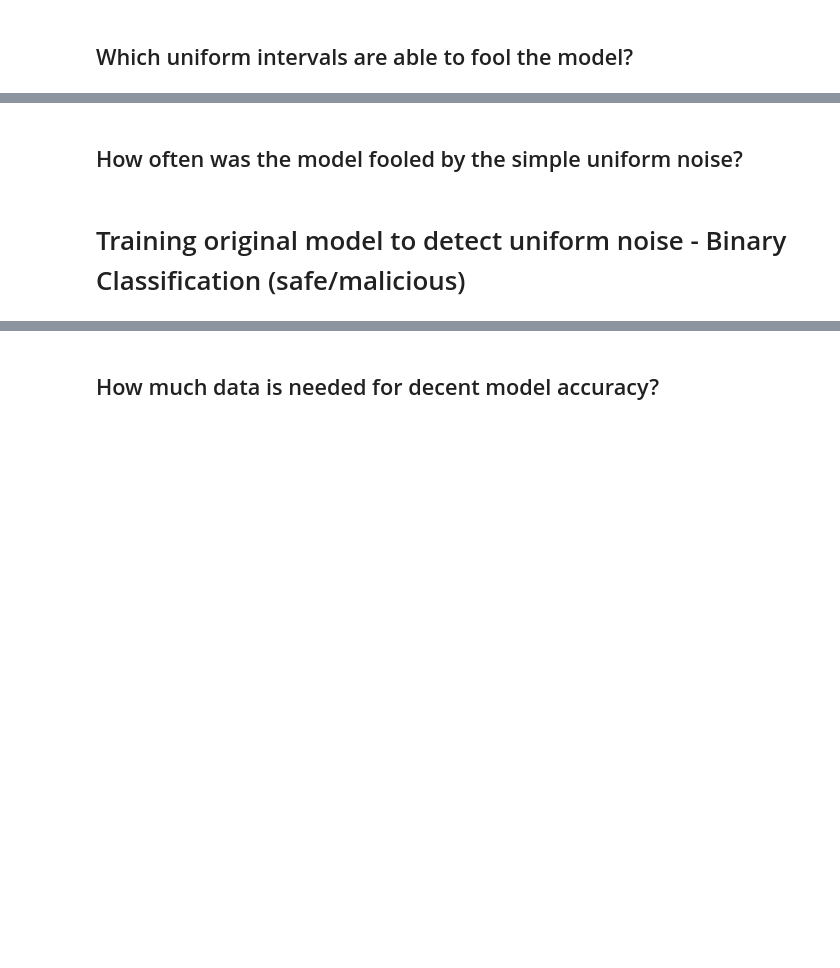
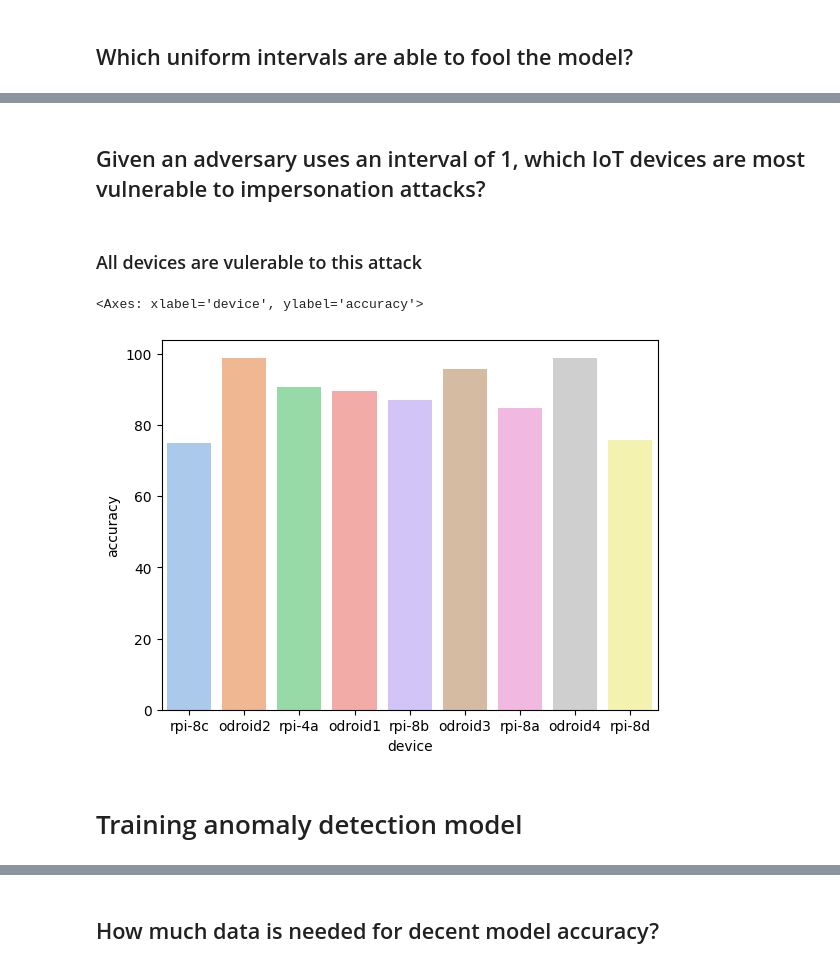
Before and after one commit to brite3001/IoT-GPU-ID, a Jupyter notebook: Experiment 2 - Spoofing Attack Detection/naive_attacker.ipynb, the cells around one changed output, grey strips where cells are left out. Saved outputs shown, nothing was run; the diff lists cells and outputs as text; code cells hidden in the pictures; blank space fills up the shorter version.

```diff
--- a/Experiment 2 - Spoofing Attack Detection/naive_attacker.ipynb
+++ b/Experiment 2 - Spoofing Attack Detection/naive_attacker.ipynb
@@ -112,2 +128,2 @@ Something between 0.1–2.5 seems to be best, higher divergence tanks accuracy
 # %% [markdown]
-## How often was the model fooled by the simple uniform noise?
+## Given an adversary uses an interval of 1, which IoT devices are most vulnerable to impersonation attacks?
@@ -130,24 +130,36 @@ results = predictor.evaluate(naive_adversary)
 # %%
-model_tricked_1 = 0
-model_tricked_2 = 0
-model_tricked_3 = 0
-model_tricked_4 = 0
-for i, (pred, label) in enumerate(zip(y_pred, test_data.head(500).iloc[:, :1].squeeze())):
-    if pred == label:
-        if i < 125:
-            model_tricked_1 += 1
-        elif 125 <= i < 250:
-            model_tricked_2 += 1
-        elif 250 <= i < 375:
-            model_tricked_3 += 1
-        else:
-            model_tricked_4 += 1
+naive_results = pd.DataFrame(columns=['Interval', 'accuracy', 'balanced_accuracy', 'mcc'])
 
-model_tricked_1 /= 125
-model_tricked_2 /= 125
-model_tricked_3 /= 125
-model_tricked_4 /= 125
+noise = np.random.uniform(-1, 1, size=(len(test_data), len(test_data.columns) - 1))
+naive_adversary = test_data.iloc[:, 1:] + noise
+naive_adversary = np.round(naive_adversary, decimals=1)
+naive_adversary['label'] = test_data.iloc[:, :1]
 
-tricked_df = pd.DataFrame({'Uniform Value': [1,2,3,4], 'Adversarial Success % (No AD)': [86.4, 88.0, 85.6, 84.8]})
+y_pred = predictor.predict(naive_adversary)
+y_pred_proba = predictor.predict_proba(naive_adversary)
+results = predictor.evaluate(naive_adversary)
+
+new_results = {'Interval':i, 'accuracy':results['accuracy'], 'balanced_accuracy':results['balanced_accuracy'], 'mcc':results['mcc']}
+naive_results.loc[len(naive_results)] = (new_results)
+# %%
+devices_fooled = pd.DataFrame(columns=['device', 'accuracy'])
+for device in list(y_pred.unique()):
+    devices_fooled.loc[len(devices_fooled)] = {'device': device, 'accuracy': 0.0}
+
+for pred, label in zip(list(y_pred), list(naive_adversary['label'])):
+    if pred == label:
+        devices_fooled.loc[devices_fooled['device'] == pred, 'accuracy'] += 1
+
+for device in list(y_pred.unique()):
+    devices_fooled.loc[devices_fooled['device'] == device, 'accuracy'] /= list(naive_adversary['label']).count(device)
+
+devices_fooled['accuracy'] *= 100
+# %% [markdown]
+### All devices are vulerable to this attack
+# %%
+sns.barplot(data=devices_fooled, x='device', y='accuracy', hue='device', palette="pastel", legend=False, linewidth=2.5)
+# %% [output]
+<Axes: xlabel='device', ylabel='accuracy'>
+[figure, added]
 # %% [markdown]
-# Training original model to detect uniform noise - Binary Classification (safe/malicious)
+# Training anomaly detection model
```
Also changed, not shown: parts of 40 cells of this notebook, 7 other files.
